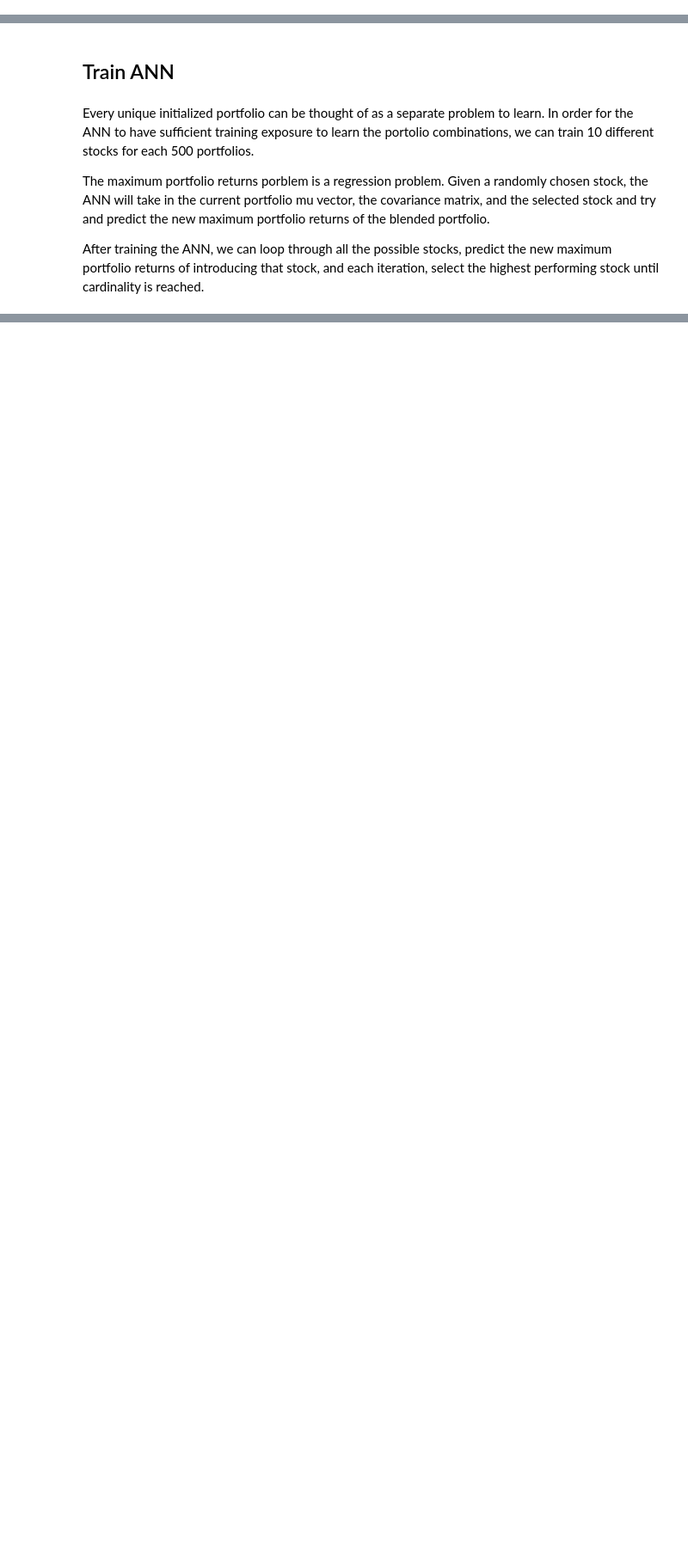
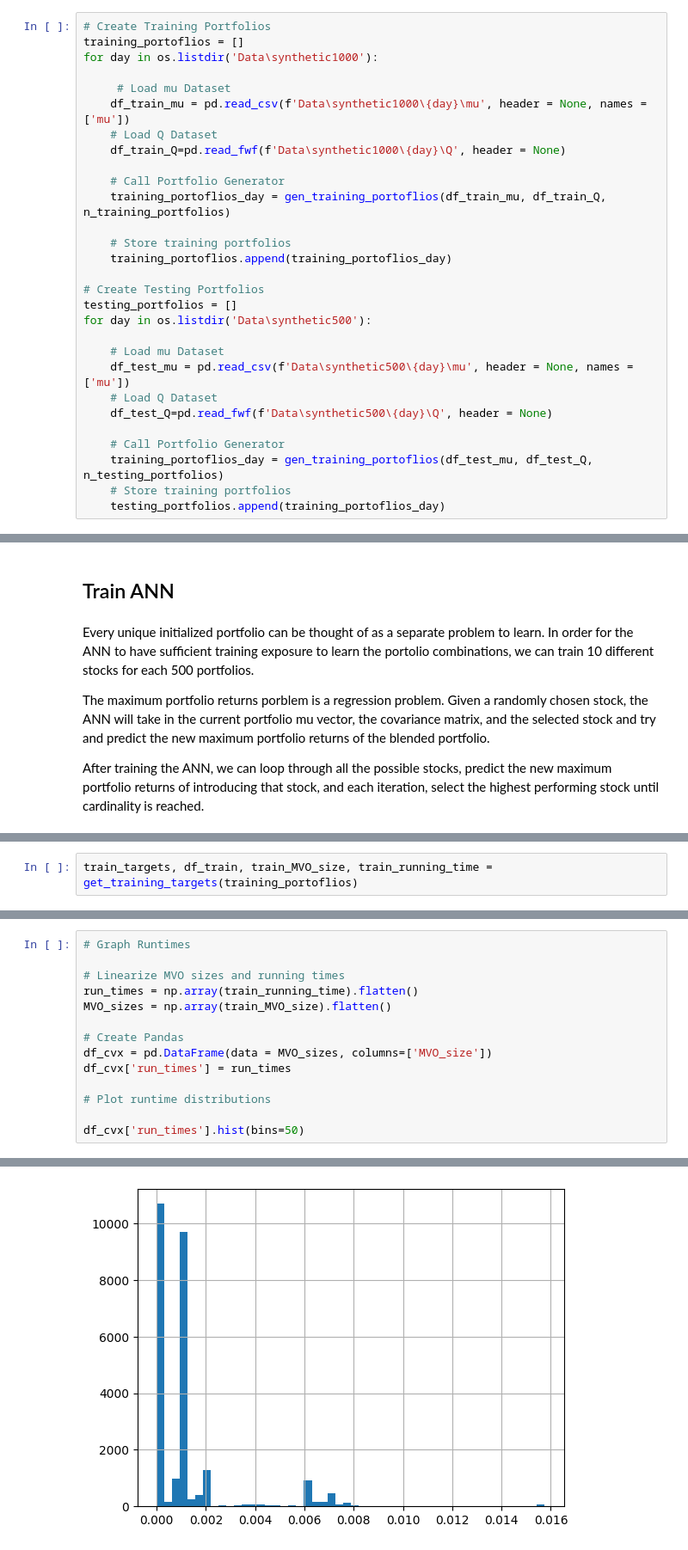
Before and after one commit to rafayk7/rl-ccmvo, a Jupyter notebook: App.ipynb, the cells around one changed output, grey strips where cells are left out. Shown: that part at 86% size. Saved outputs shown, nothing was run; the diff lists cells and outputs as text; blank space fills up the shorter version.

```diff
--- a/App.ipynb
+++ b/App.ipynb
@@ -135,3 +131,32 @@ for n in range(n_testing_portfolios):
+# %%
+# Create Training Portfolios
+training_portoflios = []
+for day in os.listdir('Data\synthetic1000'):
+
+     # Load mu Dataset
+    df_train_mu = pd.read_csv(f'Data\synthetic1000\{day}\mu', header = None, names = ['mu'])
+    # Load Q Dataset
+    df_train_Q=pd.read_fwf(f'Data\synthetic1000\{day}\Q', header = None)
+
+    # Call Portfolio Generator
+    training_portoflios_day = gen_training_portoflios(df_train_mu, df_train_Q, n_training_portfolios)
+
+    # Store training portfolios
+    training_portoflios.append(training_portoflios_day)
+
+# Create Testing Portfolios
+testing_portfolios = []
+for day in os.listdir('Data\synthetic500'):
+
+    # Load mu Dataset
+    df_test_mu = pd.read_csv(f'Data\synthetic500\{day}\mu', header = None, names = ['mu'])
+    # Load Q Dataset
+    df_test_Q=pd.read_fwf(f'Data\synthetic500\{day}\Q', header = None)
+
+    # Call Portfolio Generator
+    training_portoflios_day = gen_training_portoflios(df_test_mu, df_test_Q, n_testing_portfolios)
+    # Store training portfolios
+    testing_portfolios.append(training_portoflios_day)
 # %% [markdown]
 ## ANN
 # %%
@@ -259,0 +302,2 @@ KeyboardInterrupt:
+# %%
+train_targets, df_train, train_MVO_size, train_running_time = get_training_targets(training_portoflios)
@@ -259,0 +326,15 @@ KeyboardInterrupt:
+# %%
+# Graph Runtimes
+
+# Linearize MVO sizes and running times
+run_times = np.array(train_running_time).flatten()
+MVO_sizes = np.array(train_MVO_size).flatten()
+
+# Create Pandas
+df_cvx = pd.DataFrame(data = MVO_sizes, columns=['MVO_size'])
+df_cvx['run_times'] = run_times
+
+# Plot runtime distributions
+
+df_cvx['run_times'].hist(bins=50)
+# %% [output]
@@ -259,0 +342 @@ KeyboardInterrupt:
+[figure, added]
```
Also changed, not shown: parts of 19 cells of this notebook, 4 other files.
